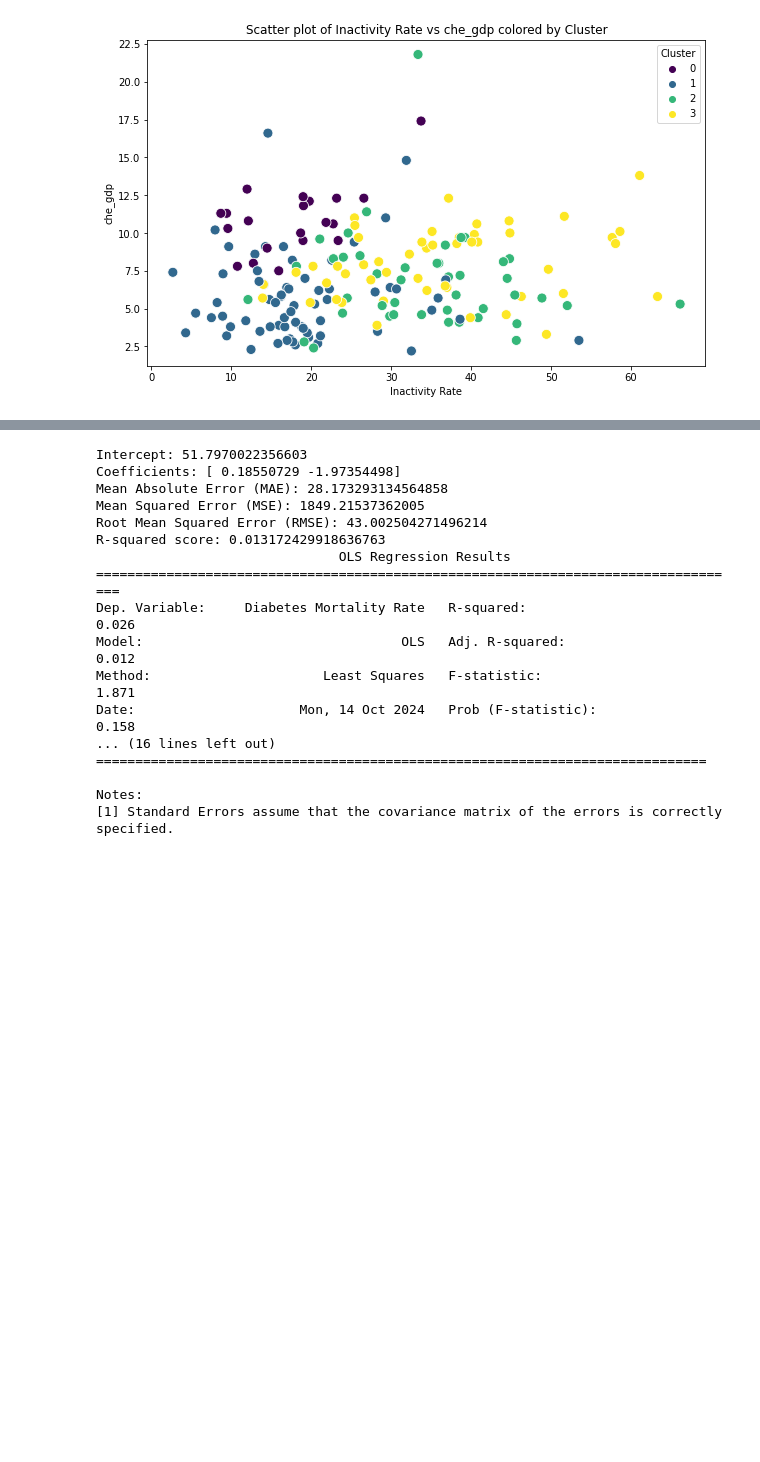
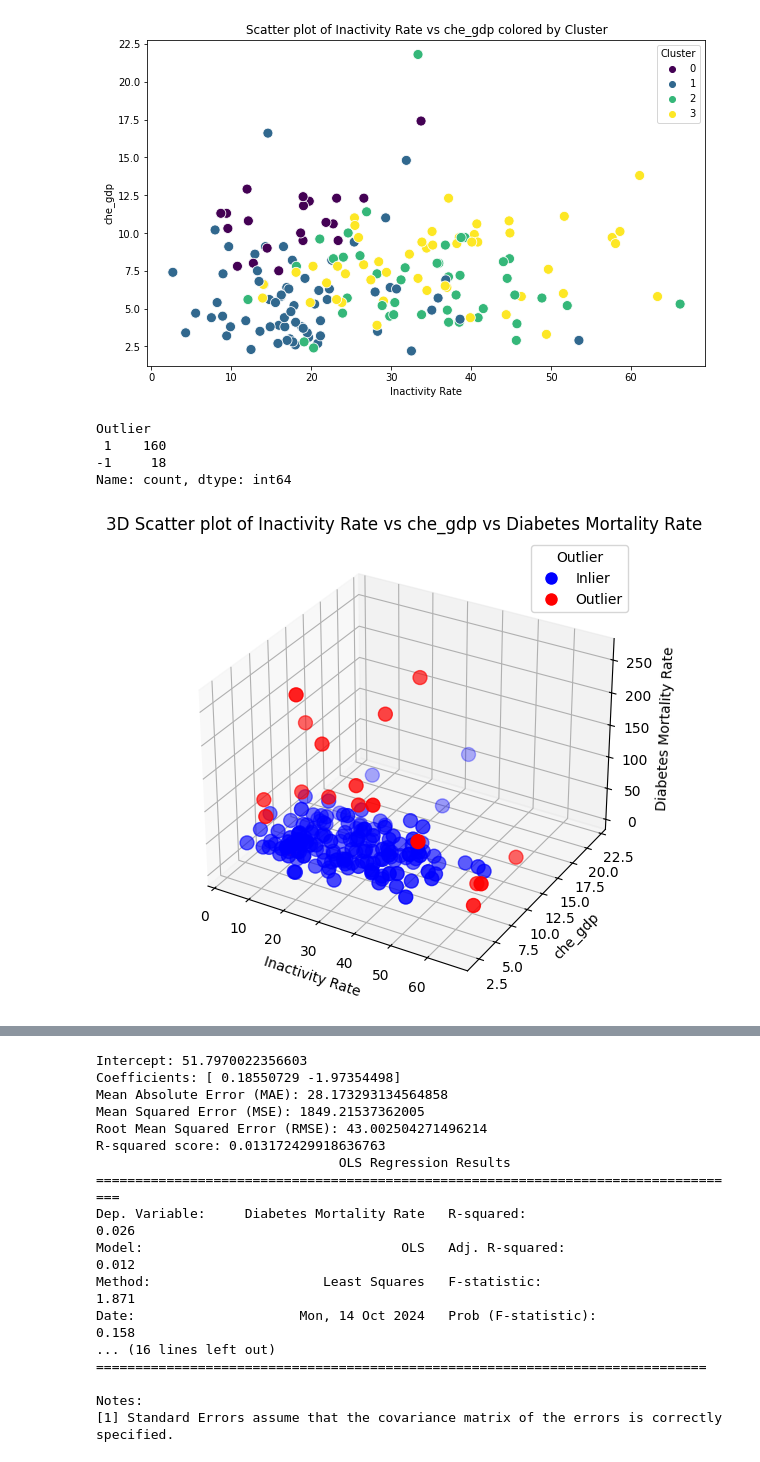
Before and after one commit to jabbe987/Data-Mining-Project, a Jupyter notebook: analysis.ipynb, the cells around one changed output, grey strips where cells are left out. Cells and saved outputs as stored; diff of their text form; code cells hidden in the pictures; blank space fills up the shorter version.

Commit message:
Added outlier detection, removal and kmeans on the new data without outliers

```diff
--- a/analysis.ipynb
+++ b/analysis.ipynb
@@ -178,3 +178,47 @@ plt.show()
 No artists with labels found to put in legend.  Note that artists whose label start with an underscore are ignored when legend() is called with no argument.
 [figure]
 [figure]
+# %%
+import pandas as pd
+import numpy as np
+import matplotlib.pyplot as plt
+from mpl_toolkits.mplot3d import Axes3D
+from sklearn.neighbors import LocalOutlierFactor
+
+# Assuming 'data' is your DataFrame
+data = data.dropna(subset=['che_gdp', 'Diabetes Mortality Rate', 'Inactivity Rate'])
+
+# Find local outliers
+lof = LocalOutlierFactor(n_neighbors=15, contamination=0.1)
+data['Outlier'] = lof.fit_predict(data[['che_gdp', 'Diabetes Mortality Rate', 'Inactivity Rate']])
+print(data['Outlier'].value_counts())
+
+# Define colors for inliers and outliers
+colors = np.where(data['Outlier'] == -1, 'red', 'blue')
+
+# Plot the data in a 3D scatter plot
+fig = plt.figure(figsize=(10, 6))
+ax = fig.add_subplot(111, projection='3d')
+
+# Scatter plot
+sc = ax.scatter(data['Inactivity Rate'], data['che_gdp'], data['Diabetes Mortality Rate'],
+                c=colors, s=100)
+
+# Set plot title and labels
+ax.set_title('3D Scatter plot of Inactivity Rate vs che_gdp vs Diabetes Mortality Rate')
+ax.set_xlabel('Inactivity Rate')
+ax.set_ylabel('che_gdp')
+ax.set_zlabel('Diabetes Mortality Rate')
+
+# Custom legend
+handles = [plt.Line2D([0], [0], marker='o', color='w', markerfacecolor='blue', markersize=10, label='Inlier'),
+           plt.Line2D([0], [0], marker='o', color='w', markerfacecolor='red', markersize=10, label='Outlier')]
+ax.legend(handles=handles, title='Outlier')
+
+plt.show()
+# %% [output]
+Outlier
+ 1    160
+-1     18
+Name: count, dtype: int64
+[figure, added]
```
Also changed, not shown: parts of 1 cell of this notebook.
